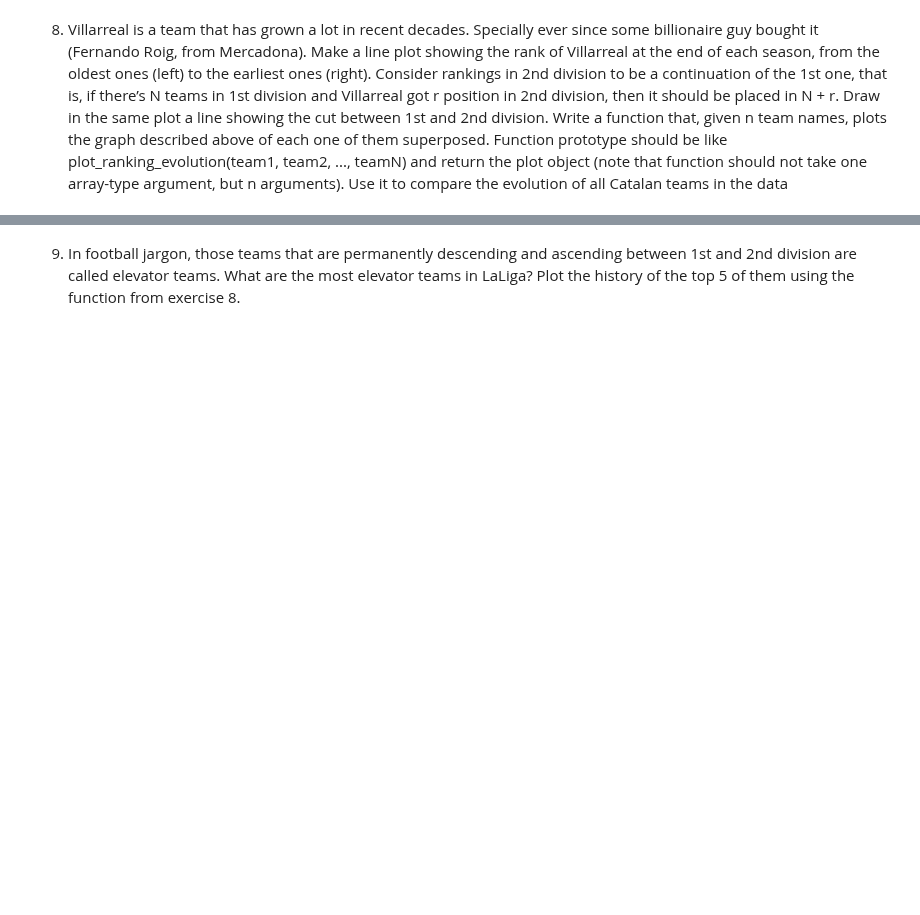
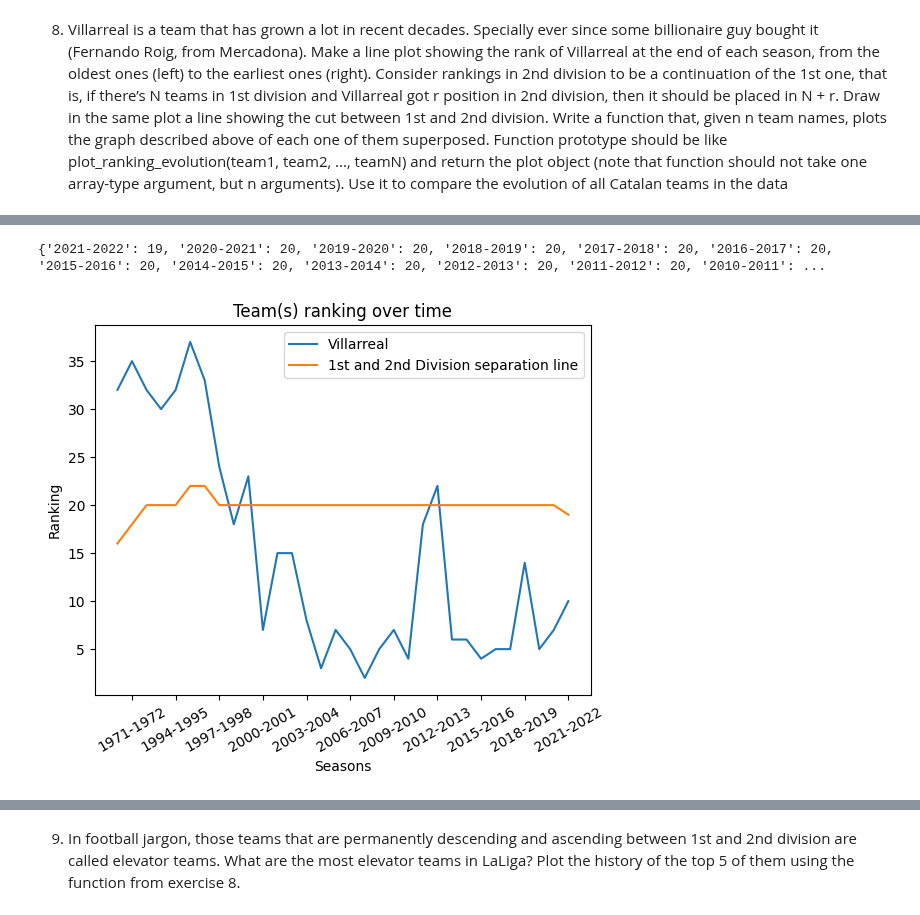
Before and after one commit to alexfulleda98/la-quiniela, a Jupyter notebook: analysis/LaLigaDataAnalysis.ipynb, the cells around one changed output, grey strips where cells are left out. Saved outputs shown, nothing was run; the diff lists cells and outputs as text; code cells hidden in the pictures; blank space fills up the shorter version.

Commit message:
Finish ex7, continue ex8, solve errors

```diff
--- a/analysis/LaLigaDataAnalysis.ipynb
+++ b/analysis/LaLigaDataAnalysis.ipynb
@@ -351,7 +309,7 @@ ranking = []
 for season in df2.season.unique()[::-1]:
     equipos_1 = df2[(df2.season == season) & (df2.division == 1)]["home_team"].unique()
     resultados_1 = {x: Season_team(season, x) for x in equipos_1}
-    df_season = pd.DataFrame.from_dict(data = resultados_1, orient ='index', columns= ['partidos_jugados', 'points', 'Wins', 'Loses', 'Ties', 'Scored_goals', 'Conceded_goals', 'goals_diff'])
+    df_season = pd.DataFrame.from_dict(data = resultados_1, orient ='team', columns= ['partidos_jugados', 'points', 'Wins', 'Loses', 'Ties', 'Scored_goals', 'Conceded_goals', 'goals_diff'])
     df_season['season']=season
     df_season['division'] = 1
     df_season = df_season.sort_values(by= ['points','goals_diff', 'Scored_goals'], ascending = False)
@@ -359,7 +317,7 @@ for season in df2.season.unique()[::-1]:
     ranking.append(df_season)
     equipos_2 = df2[(df2.season == season) & (df2.division == 2)]["home_team"].unique()
     resultados_2 = {x: Season_team(season, x) for x in equipos_2}
-    df_season = pd.DataFrame.from_dict(data = resultados_2, orient ='index', columns= ['partidos_jugados', 'points', 'Wins', 'Loses', 'Ties', 'Scored_goals', 'Conceded_goals', 'goals_diff'])
+    df_season = pd.DataFrame.from_dict(data = resultados_2, orient ='team', columns= ['partidos_jugados', 'points', 'Wins', 'Loses', 'Ties', 'Scored_goals', 'Conceded_goals', 'goals_diff'])
     df_season['season']=season
     df_season['division'] = 2
     df_season = df_season.sort_values(by= ['points','goals_diff', 'Scored_goals'], ascending = False)
@@ -395,3 +348,11 @@ SeasonStanding
+# %%
+pd.concat(ranking)
+SeasonStanding = pd.DataFrame(pd.concat(ranking))
+SeasonStanding = SeasonStanding[['season', 'division', 'points', 'ranking', 'Wins', 'Loses', 'Ties', 'Scored_goals','Conceded_goals', 'goals_diff']]
+SeasonStanding = SeasonStanding.rename_axis("team").reset_index()
+
+### MIRAR CUÁL DE LOS DOS BLOQUES DE CÓDIGO VALE
+#SeasonStanding.to_excel('SeasonStanding.xlsx', sheet_name='prueba', index = False)
 # %% [markdown]
 8. Villarreal is a team that has grown a lot in recent decades. Specially ever
 since some billionaire guy bought it (Fernando Roig, from Mercadona).
@@ -405,0 +392,62 @@ of each one of them superposed. Function prototype should be like plot_ranking_e
+# %%
+div1_nteams = {}
+seasons_list = []
+div1_counter = 0
+gen_counter = -1
+
+for index, row in SeasonStanding.iterrows():
+    gen_counter += 1
+    season = row["season"]
+    if season in div1_nteams:
+        continue
+    else:
+        if div1_counter > 0 and season != old_season:
+            div1_nteams[old_season] = div1_counter
+            div1_counter = 1
+            old_season = row["season"]
+            continue
+        elif gen_counter == SeasonStanding.tail(1).index:
+            div1_counter += 1
+            div1_nteams[old_season] = div1_counter
+    if row["division"] != 1:
+        div1_nteams[season] = div1_counter
+        div1_counter = 0
+        continue
+    div1_counter += 1
+    old_season = row["season"]
+print(div1_nteams)
+# %% [output]
+{'2021-2022': 19, '2020-2021': 20, '2019-2020': 20, '2018-2019': 20, '2017-2018': 20, '2016-2017': 20, '2015-2016': 20, '2014-2015': 20, '2013-2014': 20, '2012-2013': 20, '2011-2012': 20, '2010-2011': ...
+# %%
+def ranking_results(*teams):
+    res_dic = {}
+    gen_ses_list = []
+    fig, ax = plt.subplots()
+    for team in teams:
+        df = SeasonStanding[SeasonStanding['team'] == team]
+        seasons_lst = []
+        ranking_lst = []
+        div1_teams_season = []
+        for index, row in df.iterrows():
+            season = row["season"]
+            seasons_lst.append(season)
+            if row["division"] == 1:
+                ranking_lst.append(row["ranking"])
+            else:
+                ranking_lst.append(row["ranking"] + div1_nteams[season])
+        ax.plot(seasons_lst, ranking_lst, label = team)
+        gen_ses_list.extend(x for x in seasons_lst if x not in gen_ses_list)
+    div1_teams_season = [div1_nteams[x] for x in gen_ses_list]
+    ax.plot(gen_ses_list, div1_teams_season, label = "1st and 2nd Division separation line")
+    ax.set_xlabel('Seasons')
+    ax.set_ylabel('Ranking')
+    plt.xticks(np.arange(0, len(gen_ses_list) + 1, 3))
+    plt.xticks(rotation=30)
+    ax.invert_xaxis()
+    ax.set_title("Team(s) ranking over time")
+    ax.legend()
+    plt.show()
+# %%
+ranking_results("Villarreal")
+# %% [output]
+[figure, added]
```
Also changed, not shown: parts of 13 cells of this notebook.
